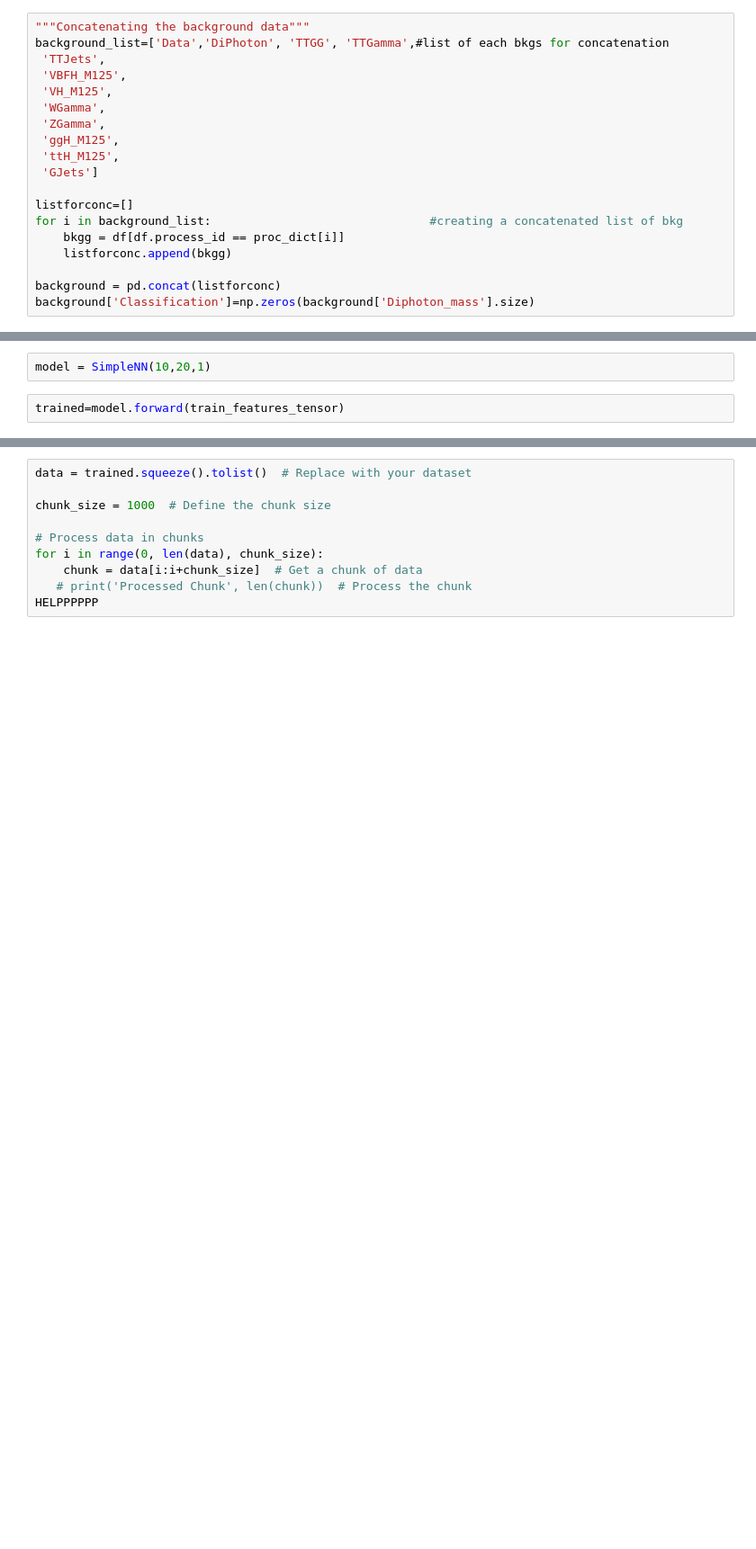
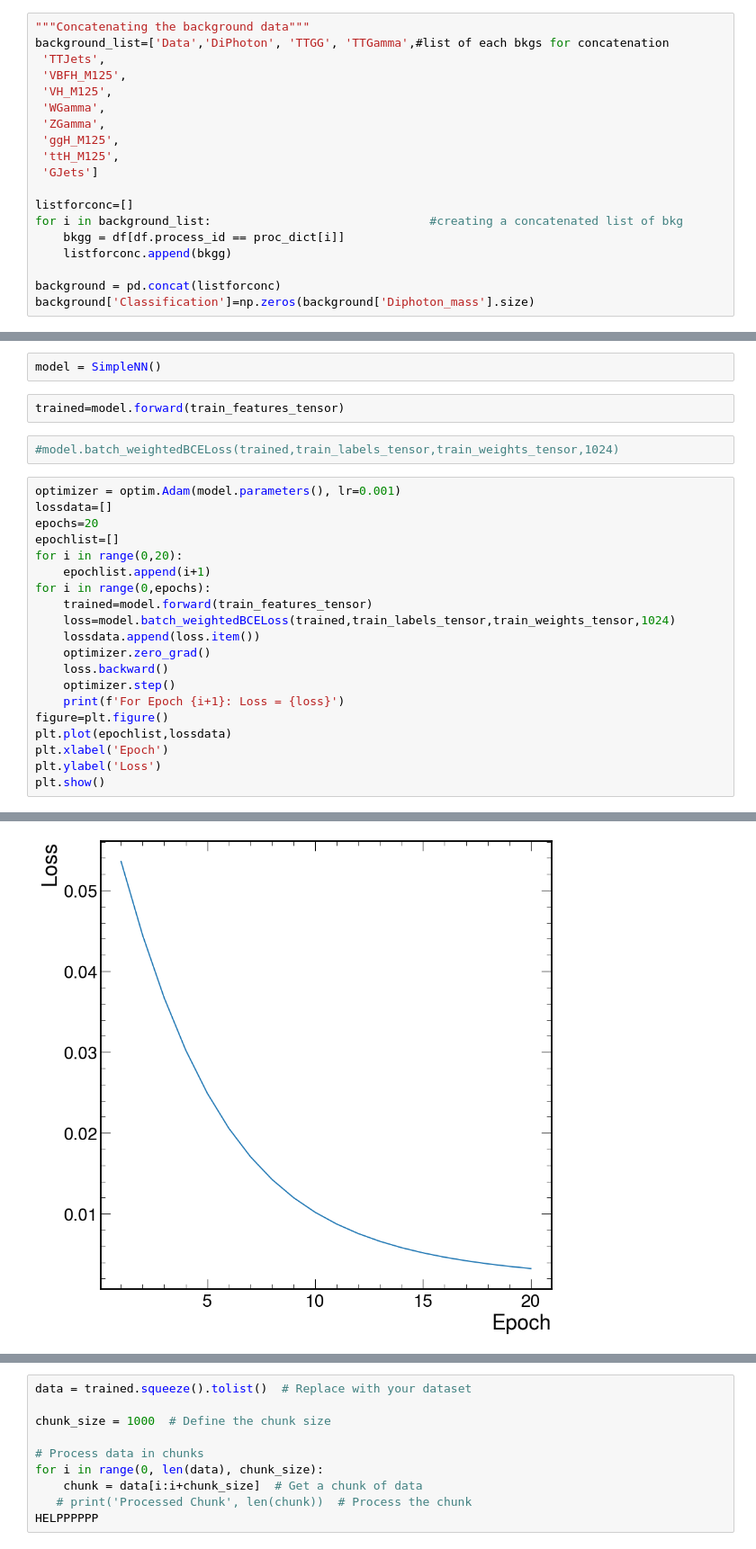
Before and after one commit to GanelNallamilli/CMS_Physics_PNN, a Jupyter notebook: JupNeuralNetwork.ipynb, the cells around one changed output, grey strips where cells are left out. Shown: that part at 90% size. Drawn from its saved outputs; the diff is of its cells as text; blank space fills up the shorter version.

```diff
--- a/JupNeuralNetwork.ipynb
+++ b/JupNeuralNetwork.ipynb
@@ -93,4 +174,27 @@ def weightedBCELoss(input, target, weight):
 # %%
-model = SimpleNN(10,20,1)
+model = SimpleNN()
 # %%
 trained=model.forward(train_features_tensor)
+# %%
+#model.batch_weightedBCELoss(trained,train_labels_tensor,train_weights_tensor,1024)
+# %%
+optimizer = optim.Adam(model.parameters(), lr=0.001)
+lossdata=[]
+epochs=20
+epochlist=[]
+for i in range(0,20):
+    epochlist.append(i+1)
+for i in range(0,epochs):
+    trained=model.forward(train_features_tensor)
+    loss=model.batch_weightedBCELoss(trained,train_labels_tensor,train_weights_tensor,1024)
+    lossdata.append(loss.item())
+    optimizer.zero_grad()
+    loss.backward()
+    optimizer.step()
+    print(f'For Epoch {i+1}: Loss = {loss}')
+figure=plt.figure()
+plt.plot(epochlist,lossdata)
+plt.xlabel('Epoch')
+plt.ylabel('Loss')
+plt.show()
+# %% [output]
@@ -96,0 +221 @@ trained=model.forward(train_features_tensor)
+[figure, added]
```
Also changed, not shown: parts of 28 cells of this notebook, 1 other file.
